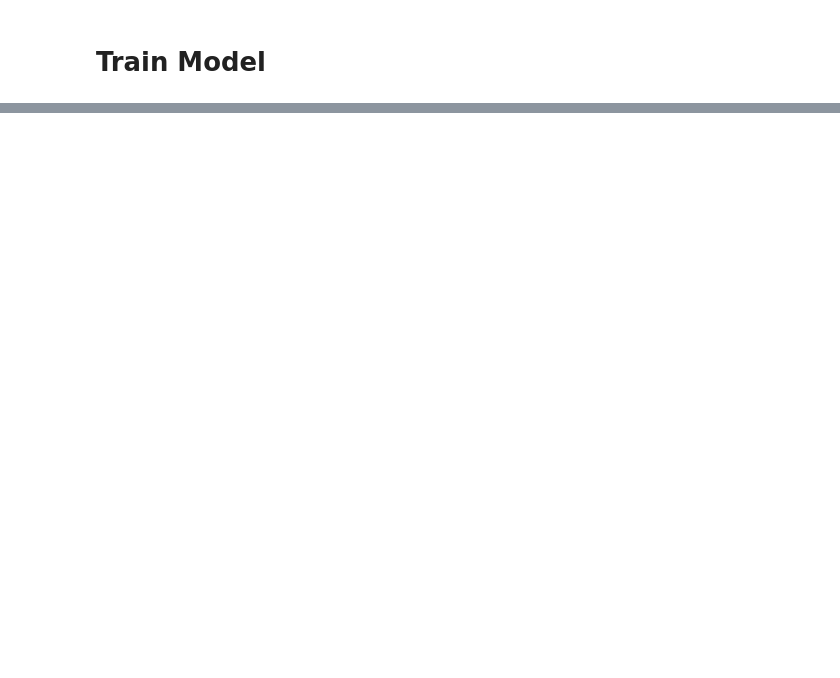
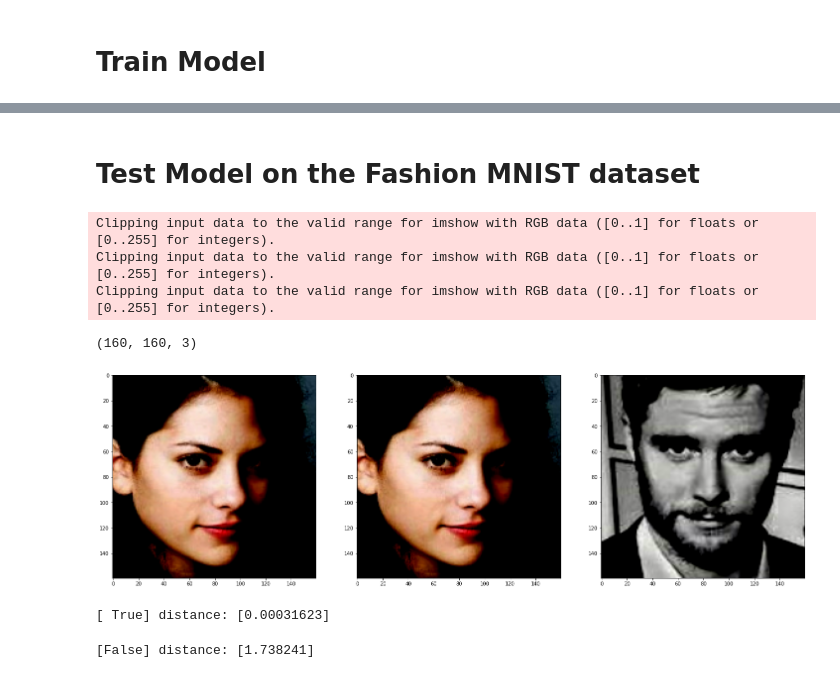
Before and after one commit to A2Amir/Face-Detection-and-Verification, a Jupyter notebook: Codes/Face_verification/Additive Margin Softmax.ipynb, the cells around one changed output, grey strips where cells are left out. Cells and saved outputs as stored; diff of their text form; code cells hidden in the pictures; blank space fills up the shorter version.

```diff
--- a/Codes/Face_verification/Additive Margin Softmax.ipynb
+++ b/Codes/Face_verification/Additive Margin Softmax.ipynb
@@ -18,0 +38,3 @@ tf.__version__
+# %%
+dataset_path = '/home/amir/Desktop/Face-Recognition-and-Verification/Codes/dataset/'
+train_dataset, test_dataset  = laod_dataset(dataset_path, mode = 'folder',  batch_size = 64, buffer_size = 1024)
@@ -86,3 +126,0 @@ def amsoftmax_loss(y_true, y_pred, scale=30.0, margin=0.35):
-# %%
-dataset_path = 'C:\\Users\\ziaeeamir\\Desktop\\Face\\Face-Recognition-and-Verification\\Codes\\dataset\\'
-train_dataset, test_dataset  = laod_dataset(dataset_path, mode = 'folder',  batch_size = 128, buffer_size = 1024)
@@ -176,0 +213,3 @@ test_dataset.
+# %%
+x_test, y_test =  backTonumpy(test_dataset)
+print(x_test.shape, y_test.shape)
@@ -176,0 +260,2 @@ test_dataset.
+# %% [markdown]
+# Test Model on the Fashion MNIST dataset
@@ -176,0 +268,29 @@ test_dataset.
+# %%
+num_classes = max(y_test) + 1
+digit_indices = [np.where(y_test == i)[0] for i in range(num_classes)]
+
+f_idx = random.randint(0, num_classes-1)
+pair1 = x_test[random.choice(digit_indices[f_idx])]
+pair2 = x_test[random.choice(digit_indices[f_idx])]
+pair3 = x_test[random.choice(digit_indices[f_idx+2])]
+# %%
+# plot pairs
+fig = plt.figure(figsize=(25,25))
+
+plt.subplot(1, 3, 1)
+plt.imshow(pair1)
+
+plt.subplot(1, 3, 2)
+plt.imshow(pair2)
+
+plt.subplot(1, 3, 3)
+plt.imshow(pair3)
+
+
+print(pair1.shape)
+# %% [output]
+Clipping input data to the valid range for imshow with RGB data ([0..1] for floats or [0..255] for integers).
+Clipping input data to the valid range for imshow with RGB data ([0..1] for floats or [0..255] for integers).
+Clipping input data to the valid range for imshow with RGB data ([0..1] for floats or [0..255] for integers).
+(160, 160, 3)
+[figure, added]
@@ -176,0 +310,8 @@ test_dataset.
+# %%
+compare(pair1, pair2)
+# %% [output]
+[ True] distance: [0.00031623]
+# %%
+compare(pair1, pair3)
+# %% [output]
+[False] distance: [1.738241]
```
Also changed, not shown: parts of 32 cells of this notebook, 33 other files.
